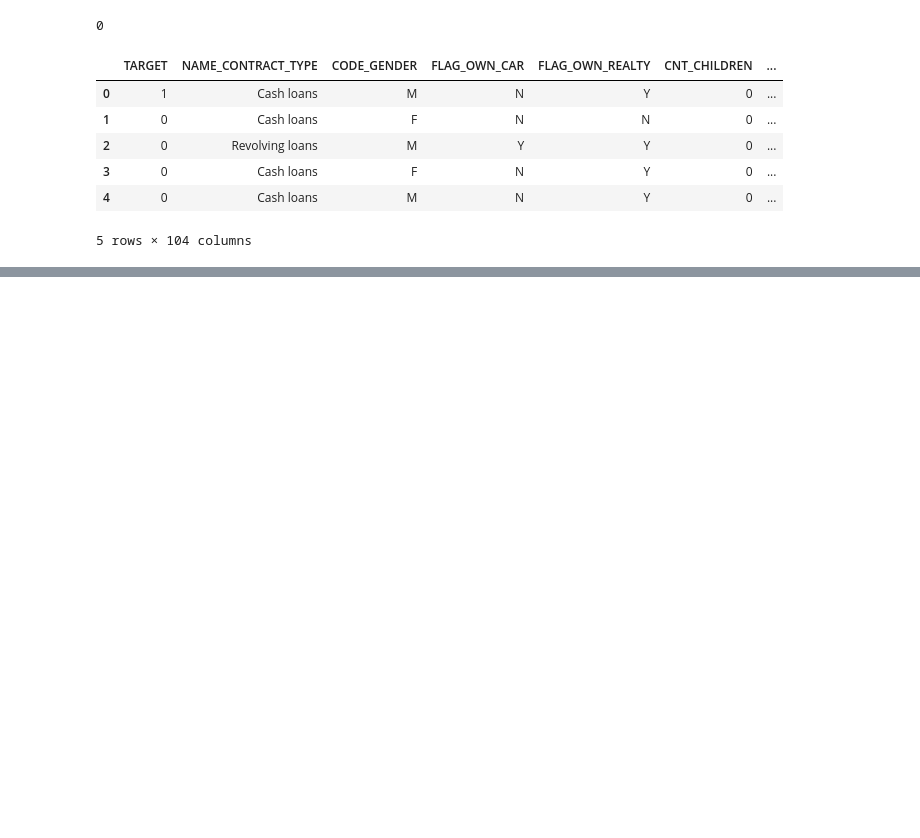
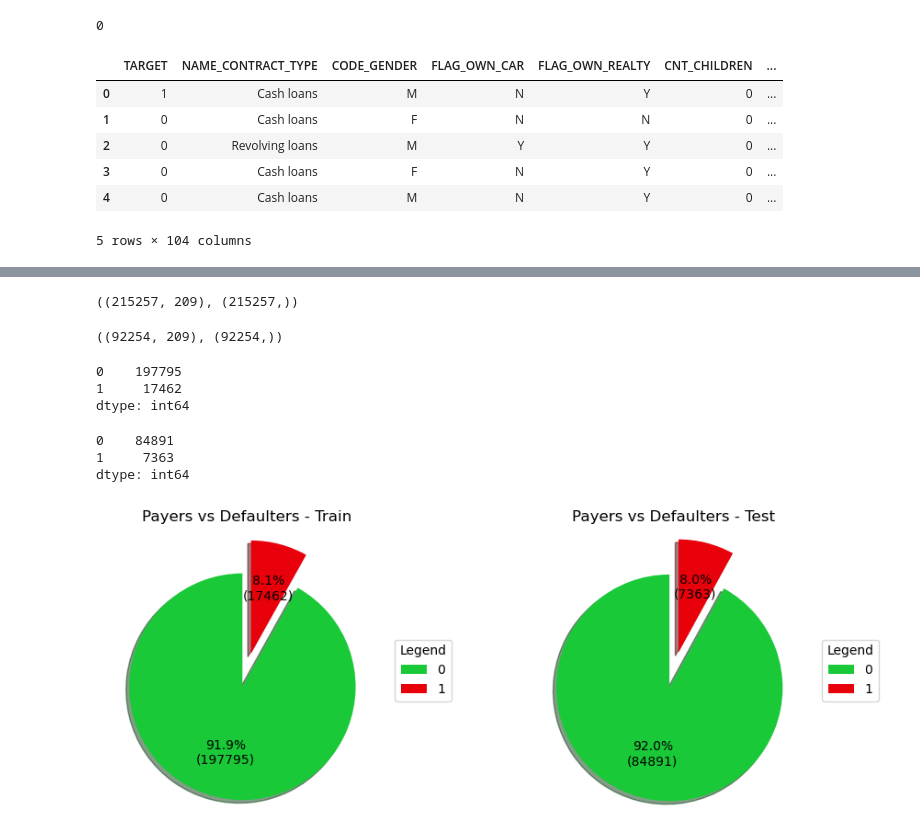
Before and after one commit to lavkushsingh31/Deep_Learning_Assignments, a Jupyter notebook: Course Project - House Loan Data Analysis/Course Project - House Loan Data Analysis.ipynb, the cells around one changed output, grey strips where cells are left out. Saved outputs shown, nothing was run; the diff lists cells and outputs as text; code cells hidden in the pictures; blank space fills up the shorter version.

Commit message:
completed data pre-processing

```diff
--- a/Course Project - House Loan Data Analysis/Course Project - House Loan Data Analysis.ipynb
+++ b/Course Project - House Loan Data Analysis/Course Project - House Loan Data Analysis.ipynb
@@ -410,0 +497,80 @@ df.head()
+# %%
+X = df_processed.drop('TARGET', axis = 1).values
+y = df_processed['TARGET'].values
+# %%
+X_train, X_test, y_train, y_test = train_test_split(X, y, test_size=0.30, random_state=101)
+# %%
+X_train.shape, y_train.shape
+# %% [output]
+((215257, 209), (215257,))
+# %%
+X_test.shape, y_test.shape
+# %% [output]
+((92254, 209), (92254,))
+# %%
+train_target_dist = pd.Series(Counter(y_train))
+train_target_dist
+# %% [output]
+0    197795
+1     17462
+dtype: int64
+# %%
+test_target_dist = pd.Series(Counter(y_test))
+test_target_dist
+# %% [output]
+0    84891
+1     7363
+dtype: int64
+# %%
+fig, (ax1, ax2) = plt.subplots(nrows=1,
+                       ncols=2,
+                       figsize=[11,4])
+
+labels_1 = train_target_dist.index
+data_1 = train_target_dist.values
+title_1 = "Payers vs Defaulters - Train"
+
+labels_2 = test_target_dist.index
+data_2 = test_target_dist.values
+title_2 = "Payers vs Defaulters - Test"
+
+colors = sns.color_palette('bright')[2:4]
+
+def func(pct, allvals):
+    absolute = int(np.round(pct/100.*np.sum(allvals)))
+    return f"{pct:.1f}%\n({absolute:d})"
+
+wedges_1, texts_1, autopcts_1 = ax1.pie(x= data_1,
+                                         autopct=lambda pct: func(pct, data_1),
+                                         explode=[0.15]*len(data_1),
+                                         shadow=True,
+                                         startangle = 90,
+                                         colors = colors
+                                         )
+
+wedges_2, texts_2, autopcts_2 = ax2.pie(x= data_2,
+                                         autopct=lambda pct: func(pct, data_2),
+                                         explode=[0.16]*len(data_2),
+                                         shadow=True,
+                                         startangle = 90,
+                                         colors = colors
+                                         )
+
+# Adding legend
+ax1.legend(wedges_1, labels_1,
+          title ="Legend",
+          loc ="center left",
+          bbox_to_anchor =(1, 0, 0.5, 1))
+
+ax2.legend(wedges_2, labels_2,
+          title ="Legend",
+          loc ="center left",
+          bbox_to_anchor =(1, 0, 0.5, 1))
+plt.setp(autopcts, **{'color':'white', 'weight':'bold', 'fontsize':9})
+
+ax1.set_title(title_1, fontsize=12)
+ax2.set_title(title_2, fontsize=12)
+plt.show()
+#fig.suptitle('Distributions', fontsize=14, fontweight="bold");
+# %% [output]
+[figure, added]
```
Also changed, not shown: parts of 65 cells of this notebook.
